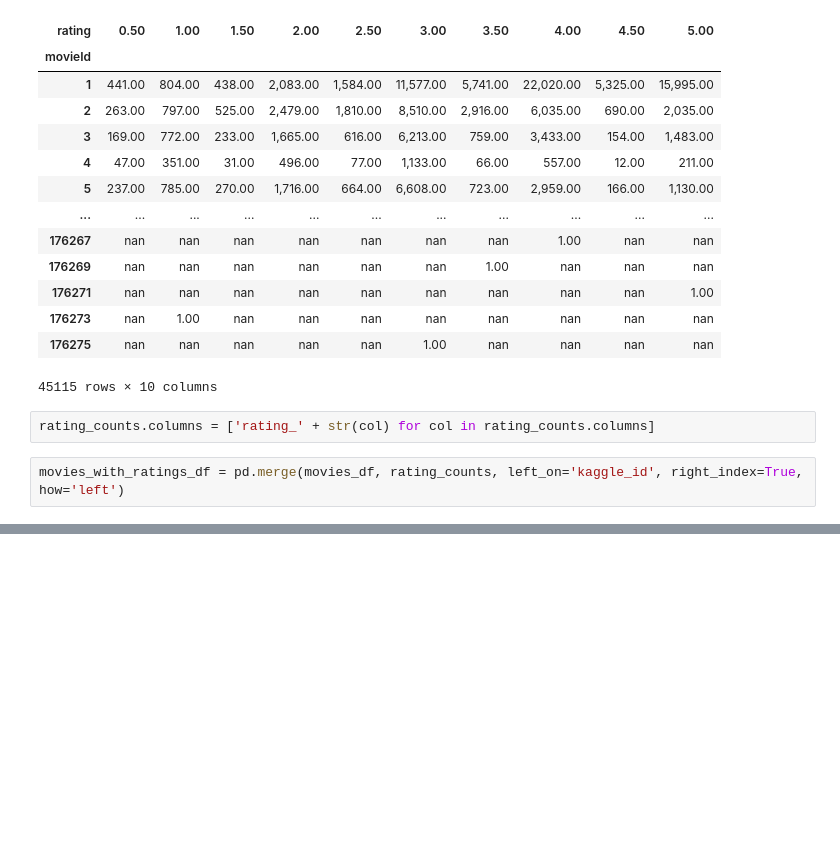
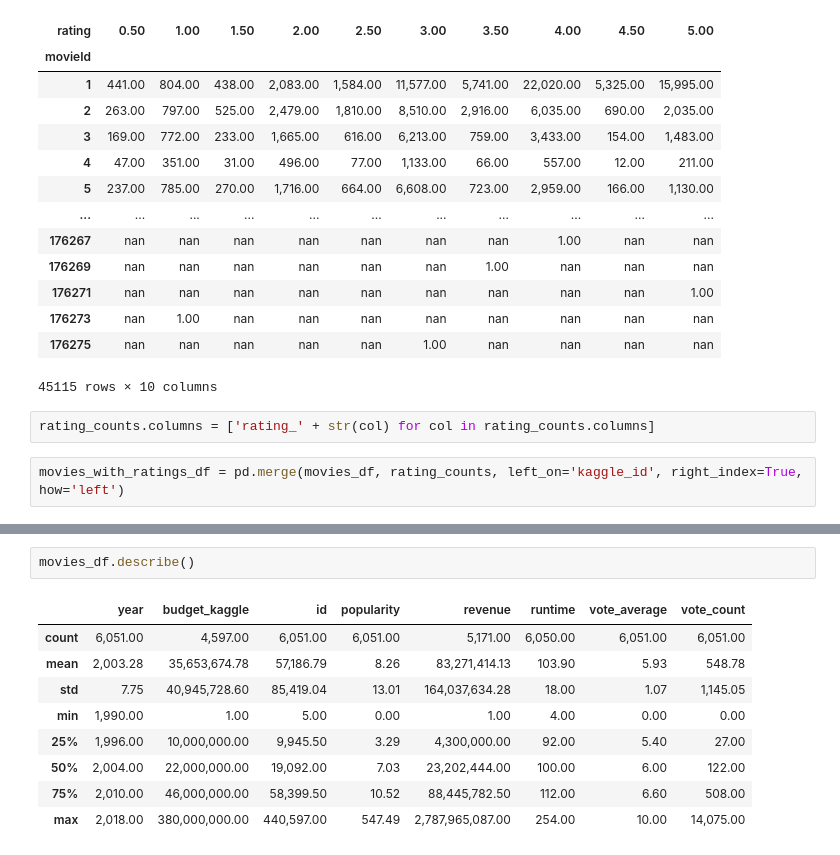
Before and after one commit to juberr/Movies-ETL, a Jupyter notebook: wiki_dump.ipynb, the cells around one changed output, grey strips where cells are left out. Saved outputs shown, nothing was run; the diff lists cells and outputs as text; blank space fills up the shorter version.

```diff
--- a/wiki_dump.ipynb
+++ b/wiki_dump.ipynb
@@ -685,0 +742,12 @@ movies_with_ratings_df[rating_counts.columns] = movies_with_ratings_df[rating_co
+# %%
+movies_df.describe()
+# %% [output]
+|  | year | budget_kaggle | id | popularity | revenue | runtime | vote_average | vote_count |
+| count | 6,051.00 | 4,597.00 | 6,051.00 | 6,051.00 | 5,171.00 | 6,050.00 | 6,051.00 | 6,051.00 |
+| mean | 2,003.28 | 35,653,674.78 | 57,186.79 | 8.26 | 83,271,414.13 | 103.90 | 5.93 | 548.78 |
+| std | 7.75 | 40,945,728.60 | 85,419.04 | 13.01 | 164,037,634.28 | 18.00 | 1.07 | 1,145.05 |
+| min | 1,990.00 | 1.00 | 5.00 | 0.00 | 1.00 | 4.00 | 0.00 | 0.00 |
+| 25% | 1,996.00 | 10,000,000.00 | 9,945.50 | 3.29 | 4,300,000.00 | 92.00 | 5.40 | 27.00 |
+| 50% | 2,004.00 | 22,000,000.00 | 19,092.00 | 7.03 | 23,202,444.00 | 100.00 | 6.00 | 122.00 |
+| 75% | 2,010.00 | 46,000,000.00 | 58,399.50 | 10.52 | 88,445,782.50 | 112.00 | 6.60 | 508.00 |
+| max | 2,018.00 | 380,000,000.00 | 440,597.00 | 547.49 | 2,787,965,087.00 | 254.00 | 10.00 | 14,075.00 |
```
Also changed, not shown: parts of 9 cells of this notebook, 10 other files.
